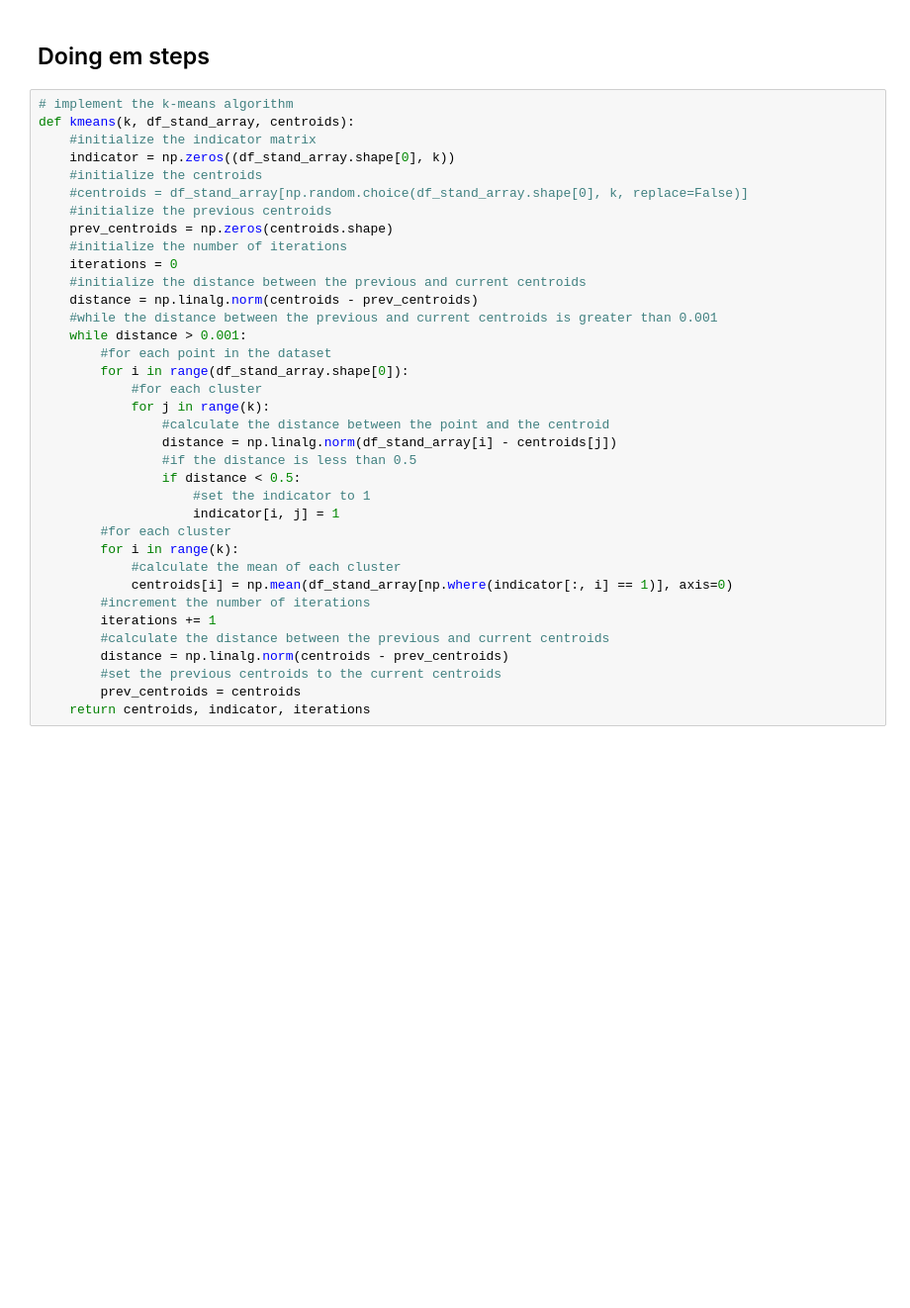
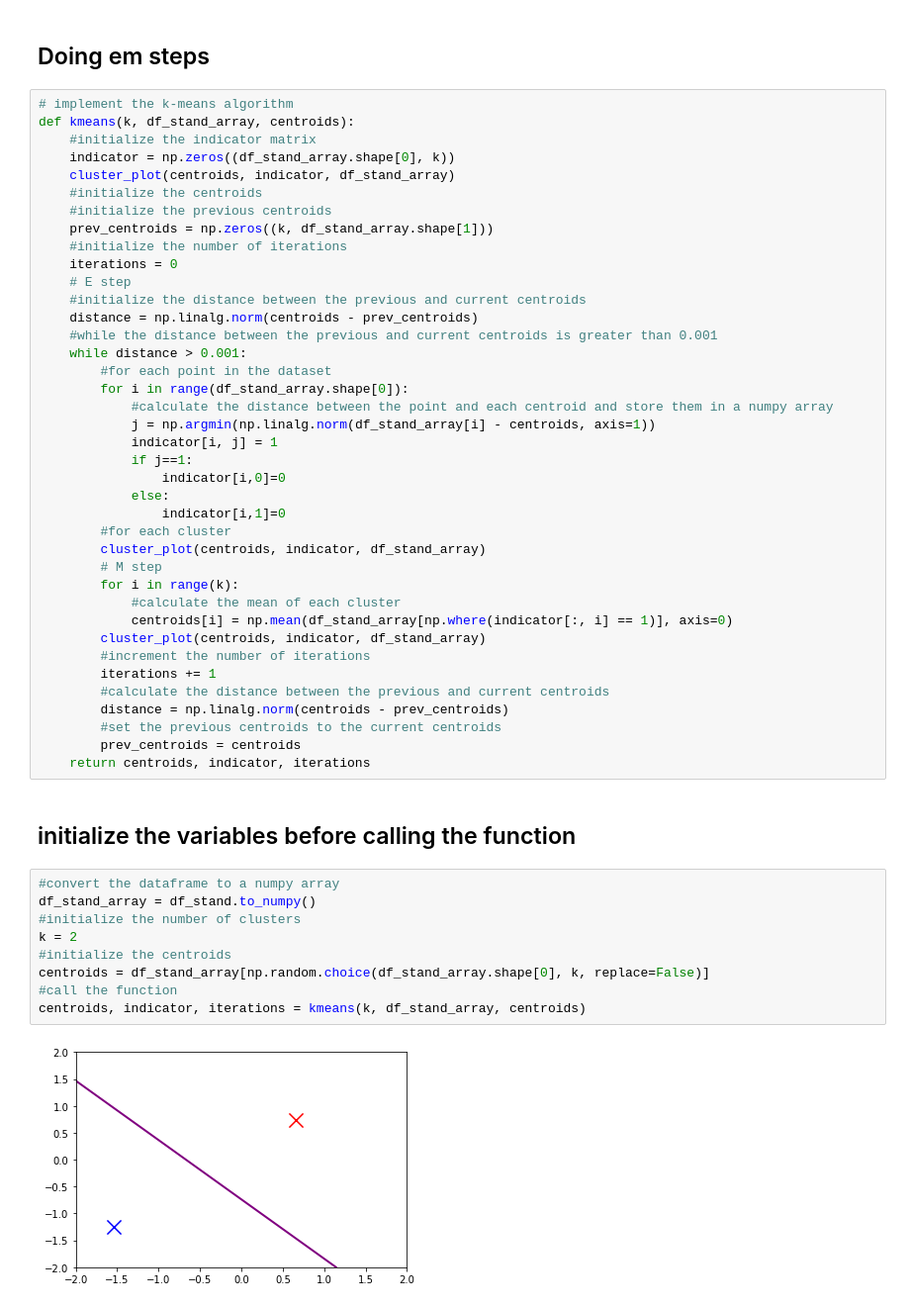
Before and after one commit to divyanx/Machine-Learning-Tasks, a Jupyter notebook: Assignment-02/Q1/QI_1.ipynb, the cells around one changed output. Shown at 99% size. Saved outputs shown, nothing was run; the diff lists cells and outputs as text; blank space fills up the shorter version.

```diff
--- a/Assignment-02/Q1/QI_1.ipynb
+++ b/Assignment-02/Q1/QI_1.ipynb
@@ -75,30 +98,33 @@ plt.grid(False)
 def kmeans(k, df_stand_array, centroids):
     #initialize the indicator matrix
     indicator = np.zeros((df_stand_array.shape[0], k))
+    cluster_plot(centroids, indicator, df_stand_array)
     #initialize the centroids
-    #centroids = df_stand_array[np.random.choice(df_stand_array.shape[0], k, replace=False)]
     #initialize the previous centroids
-    prev_centroids = np.zeros(centroids.shape)
+    prev_centroids = np.zeros((k, df_stand_array.shape[1]))
     #initialize the number of iterations
     iterations = 0
+    # E step
     #initialize the distance between the previous and current centroids
     distance = np.linalg.norm(centroids - prev_centroids)
     #while the distance between the previous and current centroids is greater than 0.001
     while distance > 0.001:
         #for each point in the dataset
         for i in range(df_stand_array.shape[0]):
-            #for each cluster
-            for j in range(k):
-                #calculate the distance between the point and the centroid
-                distance = np.linalg.norm(df_stand_array[i] - centroids[j])
-                #if the distance is less than 0.5
-                if distance < 0.5:
-                    #set the indicator to 1
-                    indicator[i, j] = 1
+            #calculate the distance between the point and each centroid and store them in a numpy array
+            j = np.argmin(np.linalg.norm(df_stand_array[i] - centroids, axis=1))
+            indicator[i, j] = 1
+            if j==1:
+                indicator[i,0]=0
+            else:
+                indicator[i,1]=0
         #for each cluster
+        cluster_plot(centroids, indicator, df_stand_array)
+        # M step
         for i in range(k):
             #calculate the mean of each cluster
             centroids[i] = np.mean(df_stand_array[np.where(indicator[:, i] == 1)], axis=0)
+        cluster_plot(centroids, indicator, df_stand_array)
         #increment the number of iterations
         iterations += 1
         #calculate the distance between the previous and current centroids
@@ -106,3 +132,16 @@ def kmeans(k, df_stand_array, centroids):
         #set the previous centroids to the current centroids
         prev_centroids = centroids
     return centroids, indicator, iterations
+# %% [markdown]
+## initialize the variables before calling the function
+# %%
+#convert the dataframe to a numpy array
+df_stand_array = df_stand.to_numpy()
+#initialize the number of clusters
+k = 2
+#initialize the centroids
+centroids = df_stand_array[np.random.choice(df_stand_array.shape[0], k, replace=False)]
+#call the function
+centroids, indicator, iterations = kmeans(k, df_stand_array, centroids)
+# %% [output]
+[figure, added]
```
Also changed, not shown: parts of 5 cells of this notebook.
